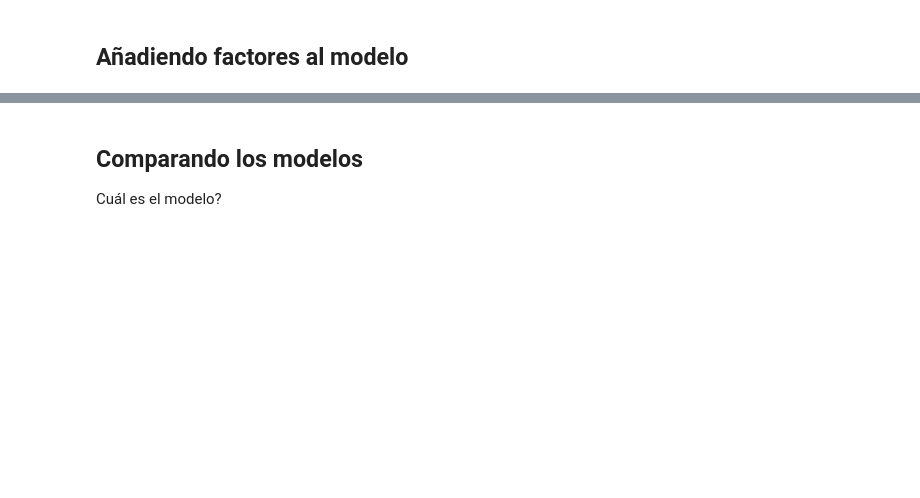
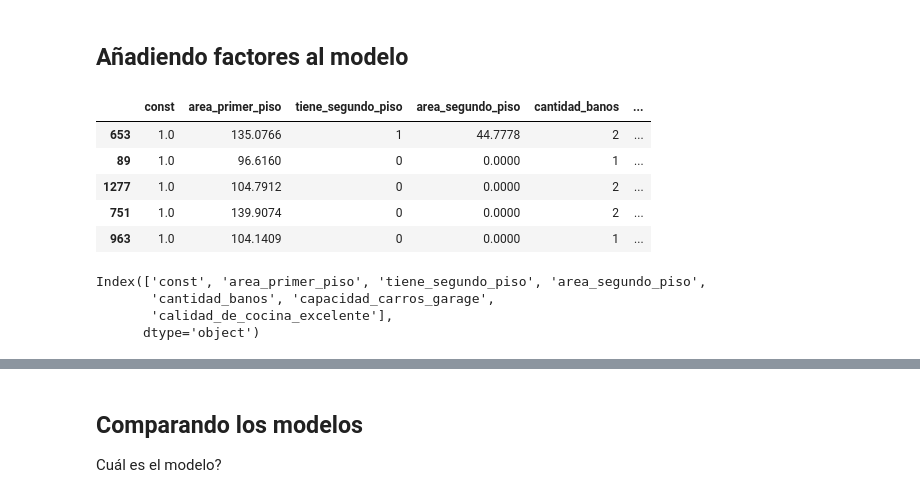
Before and after one commit to Starleen1996/Machine-Learning, a Jupyter notebook: precios_de_inmuebles_regresion_lineal.ipynb, the cells around one changed output, grey strips where cells are left out. Cells and saved outputs as stored; diff of their text form; code cells hidden in the pictures; blank space fills up the shorter version.

```diff
--- a/precios_de_inmuebles_regresion_lineal.ipynb
+++ b/precios_de_inmuebles_regresion_lineal.ipynb
@@ -371,4 +383,20 @@ Esto indica que aún existe una cantidad significativa de variación que no est
 # %%
 # Añadiendo una constante
+X_train = sm.add_constant(X_train)
+X_train.head()
+# %% [output]
+|  | const | area_primer_piso | tiene_segundo_piso | area_segundo_piso | cantidad_banos | ... |
+| 653 | 1.0 | 135.0766 | 1 | 44.7778 | 2 | ... |
+| 89 | 1.0 | 96.6160 | 0 | 0.0000 | 1 | ... |
+| 1277 | 1.0 | 104.7912 | 0 | 0.0000 | 2 | ... |
+| 751 | 1.0 | 139.9074 | 0 | 0.0000 | 2 | ... |
+| 963 | 1.0 | 104.1409 | 0 | 0.0000 | 1 | ... |
+# %%
+X_train.columns
+# %% [output]
+Index(['const', 'area_primer_piso', 'tiene_segundo_piso', 'area_segundo_piso',
+       'cantidad_banos', 'capacidad_carros_garage',
+       'calidad_de_cocina_excelente'],
+      dtype='object')
 # %%
 # Creando el modelo de regresión (con todas las variables): saturado
```
Also changed, not shown: parts of 21 cells of this notebook.
